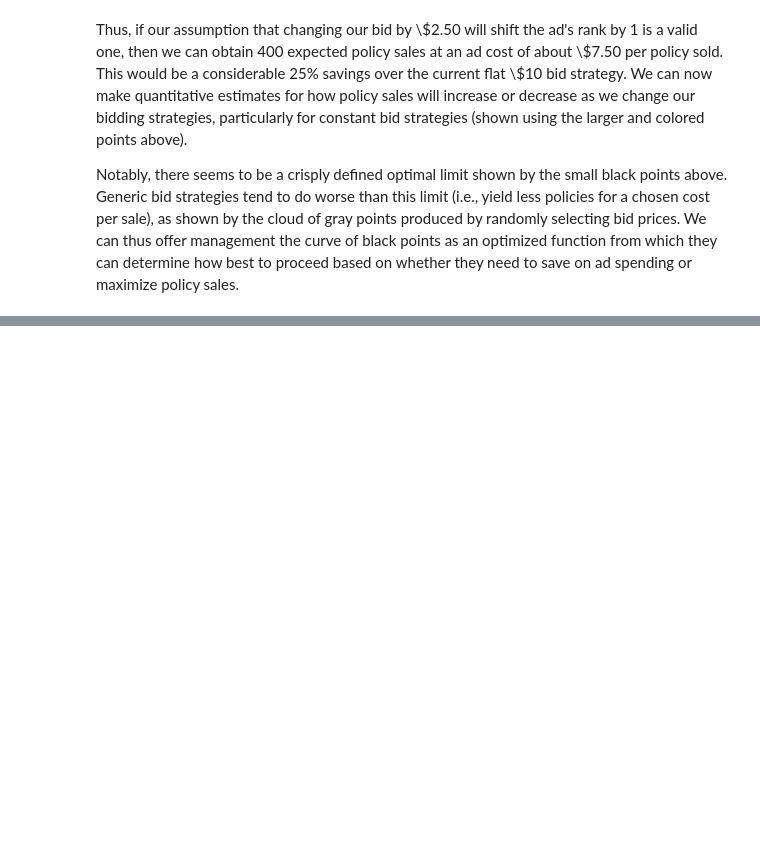
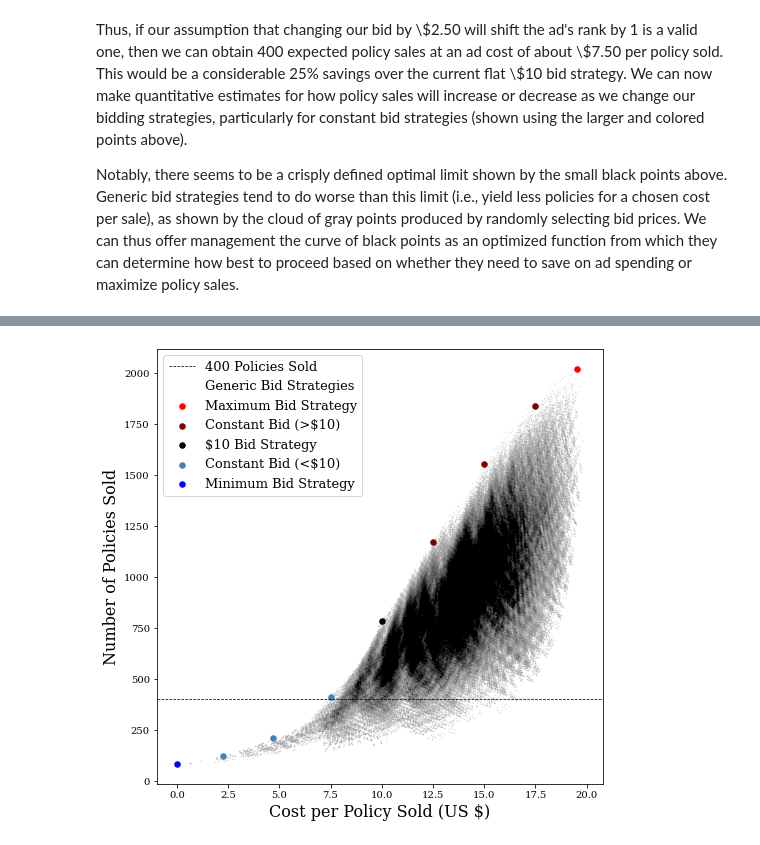
Before and after one commit to rdp135/Root_Insurance, a Jupyter notebook: SimplePricingModel.ipynb, the cells around one changed output, grey strips where cells are left out. Saved outputs shown, nothing was run; the diff lists cells and outputs as text; code cells hidden in the pictures; blank space fills up the shorter version.

Commit message:
Included full-ish grid search

```diff
--- a/SimplePricingModel.ipynb
+++ b/SimplePricingModel.ipynb
@@ -589,0 +774,43 @@ plt.show()
+# %%
+plt.figure(figsize=(8,8))
+
+plt.scatter(AdCosts, TotSales, color='0.8', s=0.025)
+plt.scatter(AdCosts, TotSales, color='k', label='Generic Bid Strategies', s=0.5, alpha=0.006)
+
+plt.axhline(400,color='k',linestyle='--',linewidth=0.75,label='400 Policies Sold')
+
+#Include the maxed out bid strategy
+AdCost, TotSale = BidStrategyStats( [10.00+4.0*RankValue]*8, printout=False )
+plt.scatter(AdCost, TotSale, color='r', label='Maximum Bid Strategy', s=30)
+
+#Include intermediate constant-bid strategies
+AdCost, TotSale = BidStrategyStats( [10.00+3.0*RankValue]*8, printout=False )
+plt.scatter(AdCost, TotSale, color='maroon', label='Constant Bid (>$10)', s=30)
+AdCost, TotSale = BidStrategyStats( [10.00+2.0*RankValue]*8, printout=False )
+plt.scatter(AdCost, TotSale, color='maroon', s=30)
+AdCost, TotSale = BidStrategyStats( [10.00+1.0*RankValue]*8, printout=False )
+plt.scatter(AdCost, TotSale, color='maroon', s=30)
+
+#Include the $10 bid strategy
+AdCost, TotSale = BidStrategyStats( [10.00]*8, printout=False )
+plt.scatter(AdCost, TotSale, color='k', label='$10 Bid Strategy', s=30)
+
+#Include intermediate constant-bid strategies
+AdCost, TotSale = BidStrategyStats( [10.00-1.0*RankValue]*8, printout=False )
+plt.scatter(AdCost, TotSale, color='steelblue', label='Constant Bid (<$10)', s=30)
+AdCost, TotSale = BidStrategyStats( [10.00-2.0*RankValue]*8, printout=False )
+plt.scatter(AdCost, TotSale, color='steelblue', s=30)
+AdCost, TotSale = BidStrategyStats( [10.00-3.0*RankValue]*8, printout=False )
+plt.scatter(AdCost, TotSale, color='steelblue', s=30)
+
+#Include the all minimum bid strategy
+AdCost, TotSale = BidStrategyStats( [MinBidVal]*8, printout=False )
+plt.scatter(AdCost, TotSale, color='b', label='Minimum Bid Strategy', s=30)
+
+plt.legend(fontsize=13,loc='best')
+plt.xlabel('Cost per Policy Sold (US \$)', fontsize=16)
+plt.ylabel('Number of Policies Sold', fontsize=16)
+
+plt.show()
+# %% [output]
+[figure, added]
```
Also changed, not shown: parts of 8 cells of this notebook.
